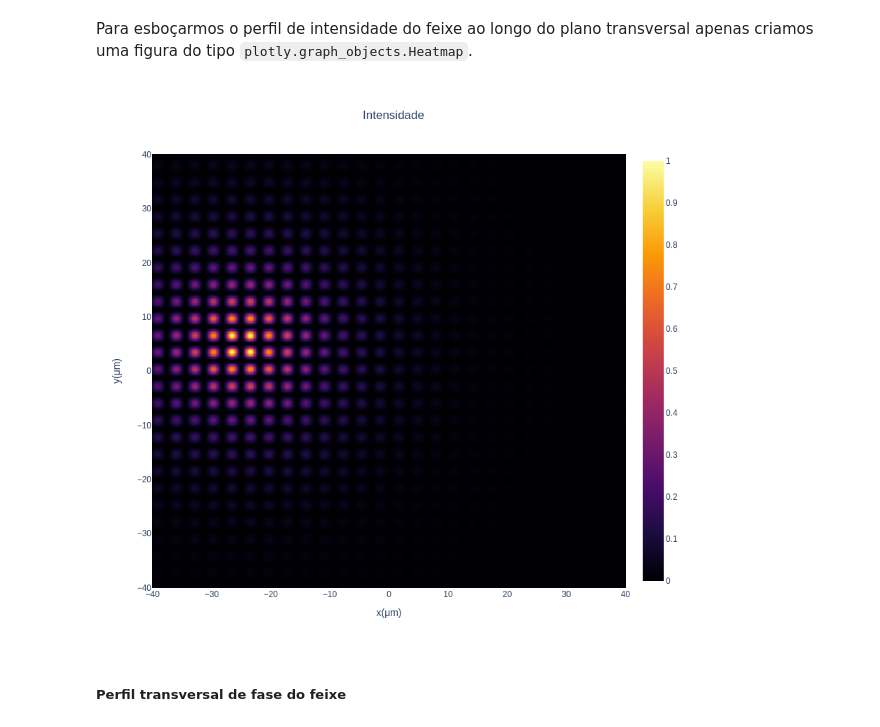
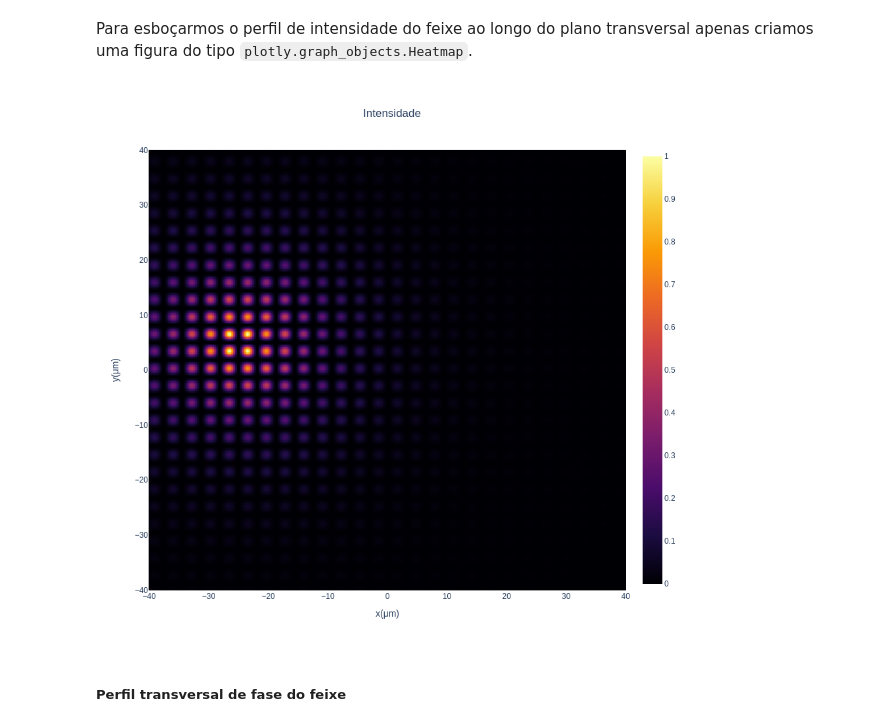
Before and after one commit to carlos-antunis-physics/computational-beam-optics, a Jupyter notebook: examples/basics/1.optical-beams.ipynb, the cells around one changed output. Saved outputs shown, nothing was run; the diff lists cells and outputs as text; code cells hidden in the pictures.

```diff
--- a/examples/basics/1.optical-beams.ipynb
+++ b/examples/basics/1.optical-beams.ipynb
@@ -70,23 +70,23 @@ Para esboçarmos o perfil de intensidade do feixe ao longo do plano transversal
 # %%
 # criação da figura com um gráfico Heatmap da intensidade
 intensityGraph = go.Figure(
     go.Heatmap(
         x = x, y = y, z = np.abs(Beam) ** 2,
         colorscale = 'inferno'
     ),
     layout = go.Layout(
         title = 'Intensidade',
         title_x = 0.5,              # centraliza o título horizontalmente
         xaxis = dict(title = 'x(μm)'),
         yaxis = dict(title = 'y(μm)'),
-        width = 850,
-        height = 800
+        width = 900,
+        height = 850
     )
 );
 
 intensityGraph.show("png");             # mostrar gráfico de intensidades
 # %% [output]
-[figure, old version]
+[figure, new version]
 # %% [markdown]
 ##### Perfil transversal de fase do feixe
 # %% [markdown]
```
Also changed, not shown: parts of 1 cell of this notebook, 1 other file.
